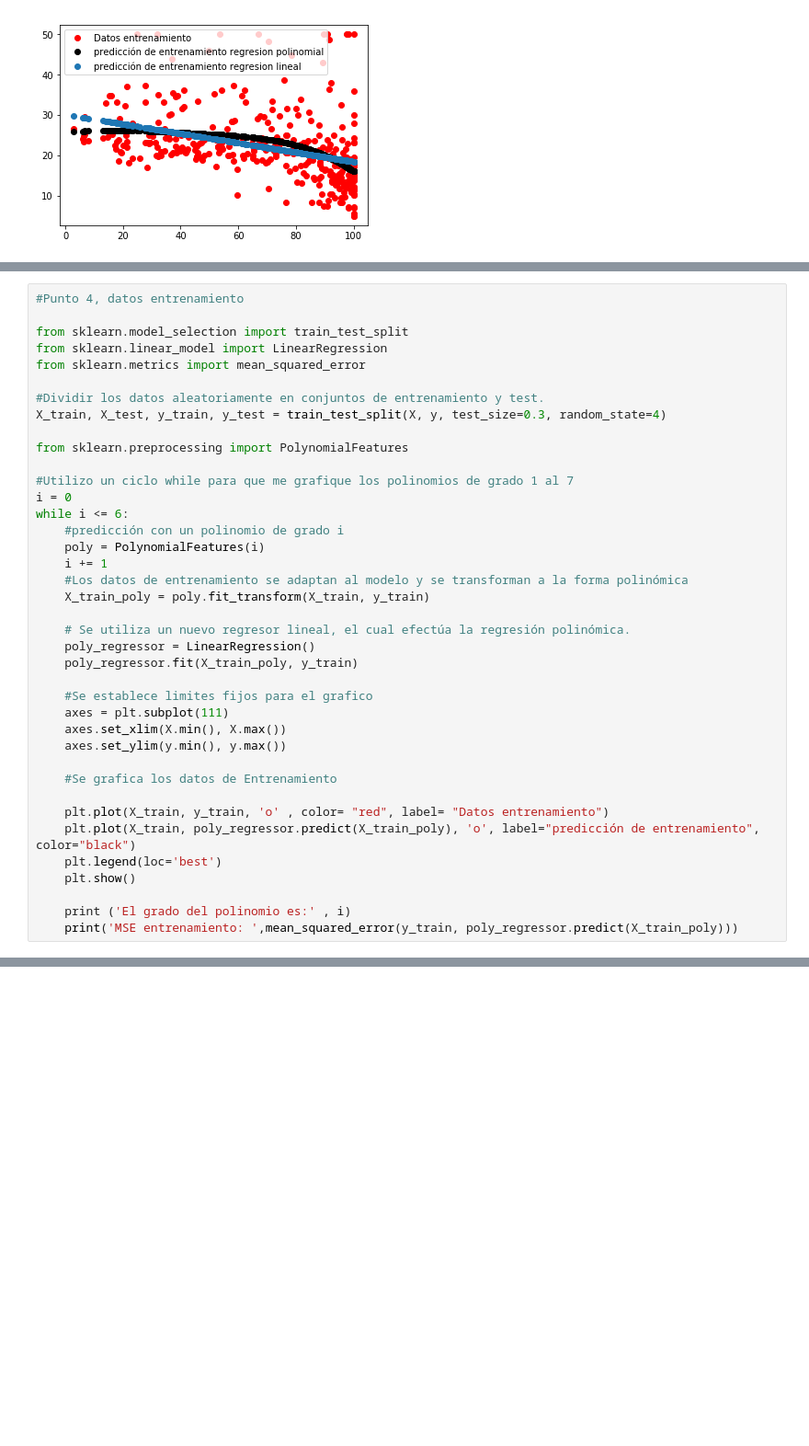
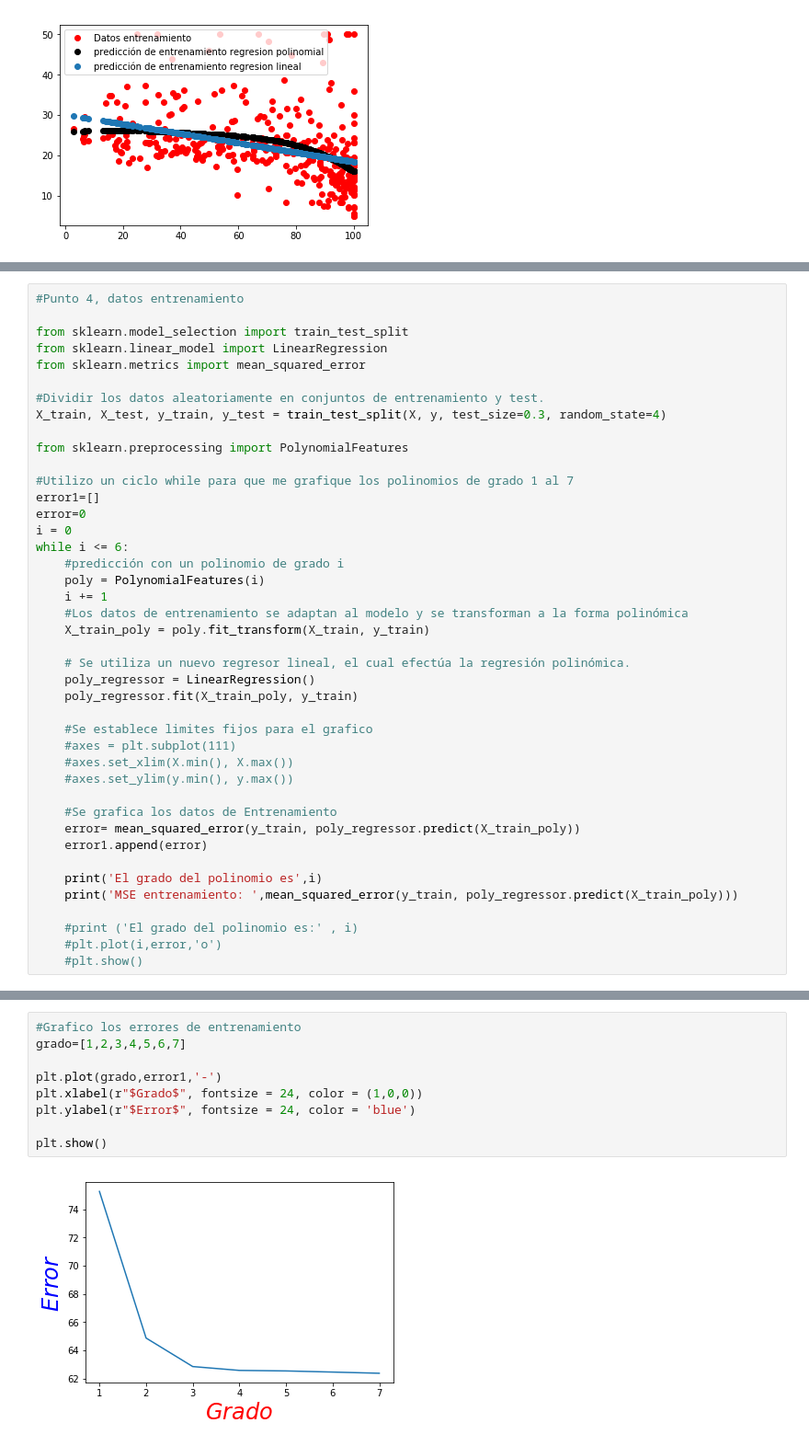
Before and after one commit to steffibustos/Inteligencia-Artificial, a Jupyter notebook: Resolucion Ej- Introducción al Aprendizaje Supervisado - Regresión Parte II .ipynb, the cells around one changed output, grey strips where cells are left out. Shown at 92% size. Cells and saved outputs as stored; diff of their text form; blank space fills up the shorter version.

```diff
--- a/Resolucion Ej- Introducción al Aprendizaje Supervisado - Regresión Parte II .ipynb
+++ b/Resolucion Ej- Introducción al Aprendizaje Supervisado - Regresión Parte II .ipynb
@@ -153,6 +153,8 @@ X_train, X_test, y_train, y_test = train_test_split(X, y, test_size=0.3, random_
 from sklearn.preprocessing import PolynomialFeatures
 
 #Utilizo un ciclo while para que me grafique los polinomios de grado 1 al 7
+error1=[]
+error=0
 i = 0
 while i <= 6:
     #predicción con un polinomio de grado i
@@ -166,17 +168,18 @@ while i <= 6:
     poly_regressor.fit(X_train_poly, y_train)
 
     #Se establece limites fijos para el grafico
-    axes = plt.subplot(111)
-    axes.set_xlim(X.min(), X.max())
-    axes.set_ylim(y.min(), y.max())
+    #axes = plt.subplot(111)
+    #axes.set_xlim(X.min(), X.max())
+    #axes.set_ylim(y.min(), y.max())
 
     #Se grafica los datos de Entrenamiento
+    error= mean_squared_error(y_train, poly_regressor.predict(X_train_poly))
+    error1.append(error)
 
-    plt.plot(X_train, y_train, 'o' , color= "red", label= "Datos entrenamiento")
-    plt.plot(X_train, poly_regressor.predict(X_train_poly), 'o', label="predicción de entrenamiento", color="black")
-    plt.legend(loc='best')
-    plt.show()
+    print('El grado del polinomio es',i)
+    print('MSE entrenamiento: ',mean_squared_error(y_train, poly_regressor.predict(X_train_poly)))
 
-    print ('El grado del polinomio es:' , i)
-    print('MSE entrenamiento: ',mean_squared_error(y_train, poly_regressor.predict(X_train_poly)))
+    #print ('El grado del polinomio es:' , i)
+    #plt.plot(i,error,'o')
+    #plt.show()
 # %% [output]
@@ -204,3 +200,14 @@ MSE entrenamiento:  62.3806981772
+# %%
+#Grafico los errores de entrenamiento
+grado=[1,2,3,4,5,6,7]
+
+plt.plot(grado,error1,'-')
+plt.xlabel(r"$Grado$", fontsize = 24, color = (1,0,0))
+plt.ylabel(r"$Error$", fontsize = 24, color = 'blue')
+
+plt.show()
+# %% [output]
+[figure, added]
 # %%
 #Punto 4, datos test
 
```
Also changed, not shown: parts of 6 cells of this notebook.
